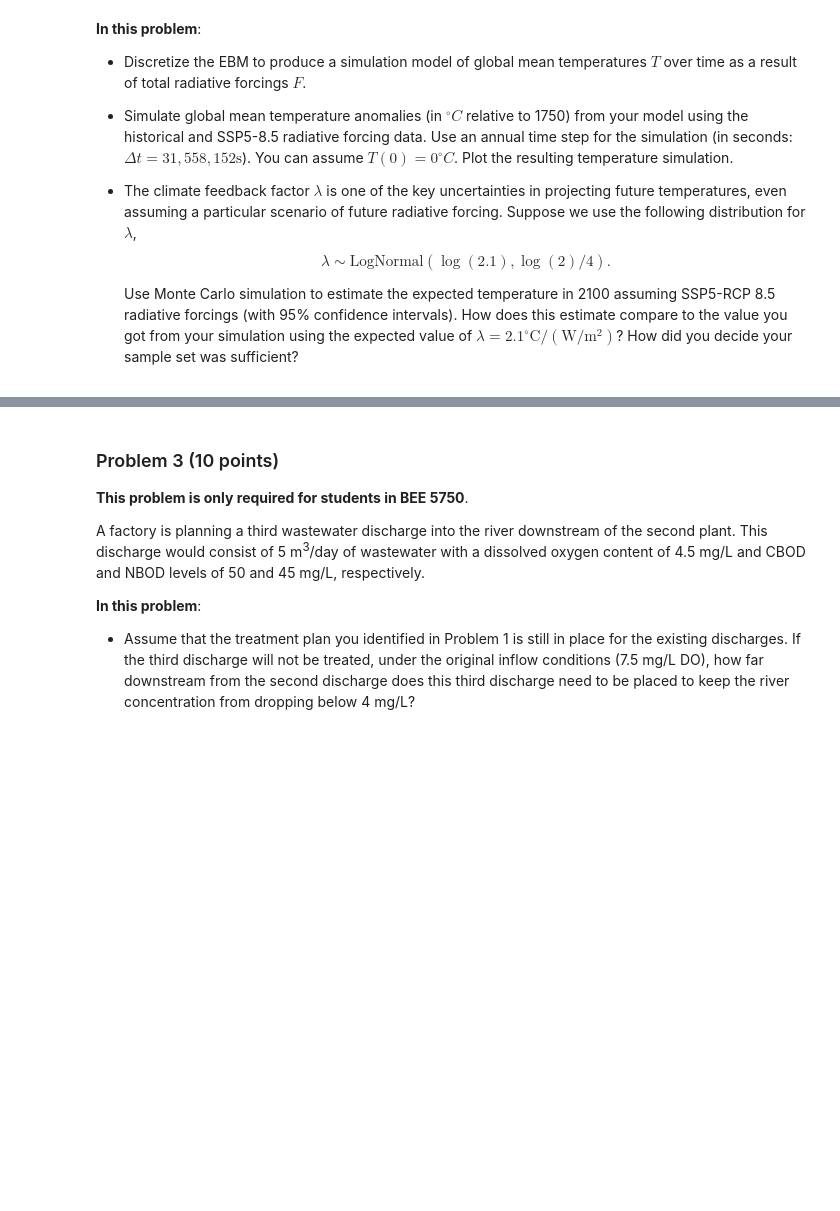
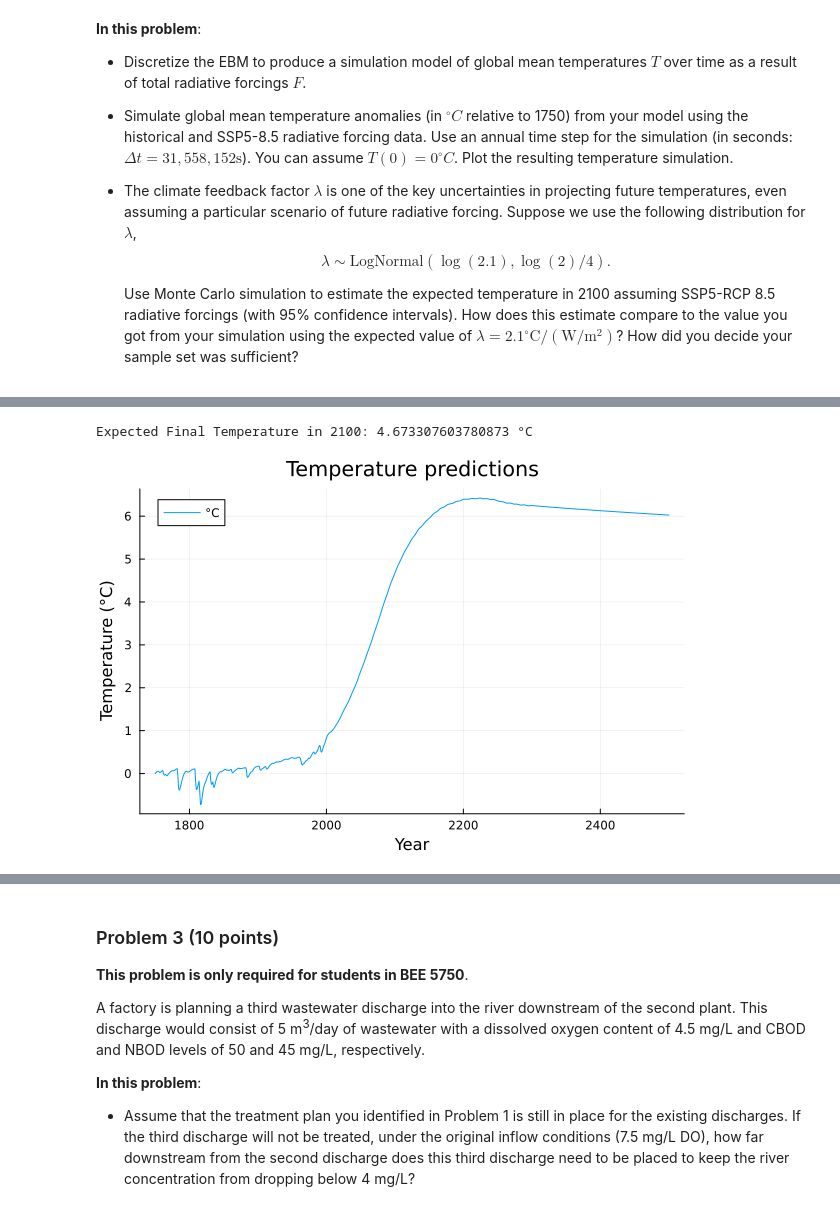
Before and after one commit to BEE4750-FA24/hw3-hutchs-team, a Jupyter notebook: hw03.ipynb, the cells around one changed output, grey strips where cells are left out. Drawn from its saved outputs; the diff is of its cells as text; code cells hidden in the pictures; blank space fills up the shorter version.

```diff
--- a/hw03.ipynb
+++ b/hw03.ipynb
@@ -659,0 +710,27 @@ plot!(p_forcing, t, forcing_non_aerosol, label="Non-Aerosol Forcing", color=:red
+# %%
+# variables
+c = 4.184e6  # J/K/m^2
+d = 86       # m
+C = c * d    # ocean heat capacity
+lambda = 2.1  # °C/(W/m²)
+alpha = 0.8  # uncertain scaling factor
+dt = 31558152  # year in seconds
+
+# forcing total is forcing non aersol and alpha times forcing aersol
+forcing_total = forcing_non_aerosol + alpha * forcing_aerosol
+
+years = forcings_all[!, "year"]
+n_years = length(years) # 751 years
+T = zeros(n_years) # T[0] = 0
+
+for t = 2:n_years # have to start at 2 to access vector at [1]
+    F_t = forcing_total[t] # t element of forcing_total vector
+    # find T[t]
+    T[t] = T[t-1] + (dt) * (F_t - lambda * T[t-1])/C
+end
+T_final = T[351]  # final temp in 2100
+println("Expected Final Temperature in 2100: $T_final °C")
+plot(years, T, label = "°C", xlabel="Year", ylabel="Temperature (°C)", title = "Temperature predictions")
+# %% [output]
+Expected Final Temperature in 2100: 4.673307603780873 °C
+[figure, added]
```
Also changed, not shown: parts of 10 cells of this notebook.
